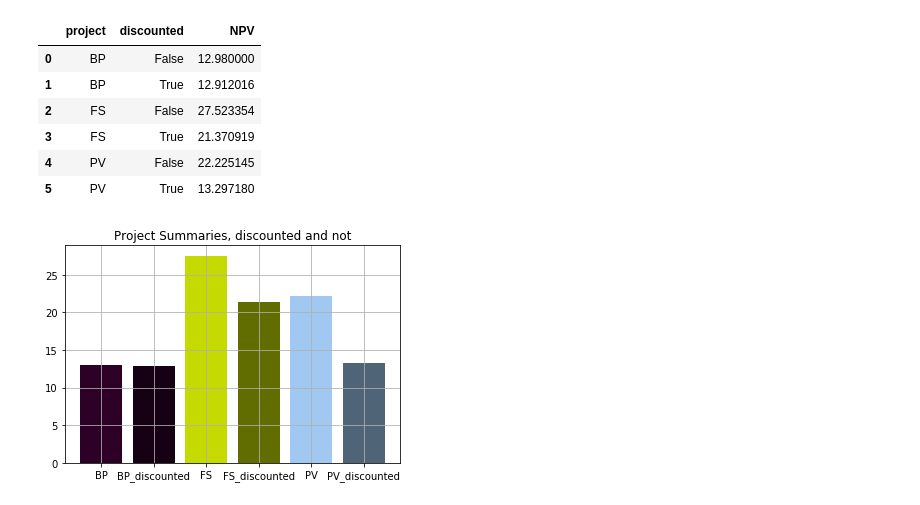
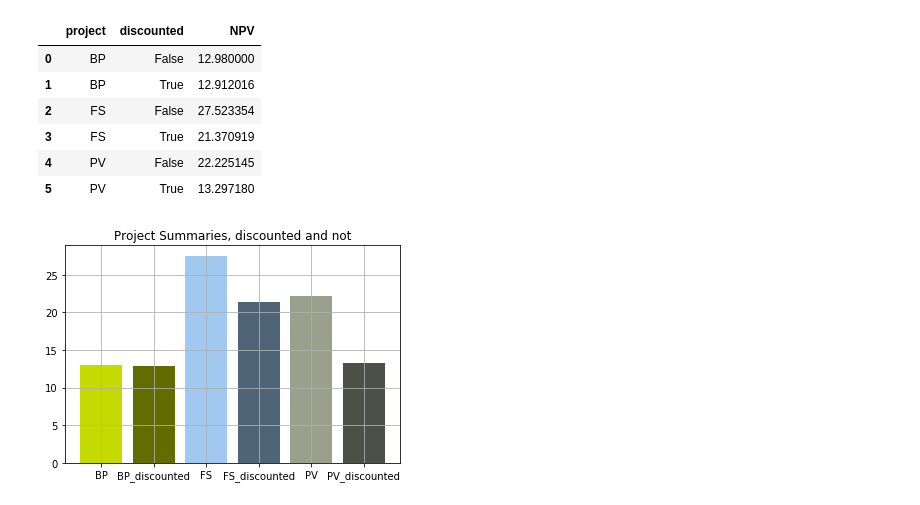
Before and after one commit to ldnelso2/portfolio, a Jupyter notebook: nz_portfolio_dashboard.ipynb, the cells around one changed output. Drawn from its saved outputs; the diff is of its cells as text; code cells hidden in the pictures.

```diff
--- a/nz_portfolio_dashboard.ipynb
+++ b/nz_portfolio_dashboard.ipynb
@@ -50,7 +50,7 @@ def sheet_row_to_cf(row):
         start_amt=row.start_value,
     )
 
-# iterate through smartsheet and build project map
+# iterate through smartsheet and build project map, then sort it
 project_map = defaultdict(list)
 for index, sheet_row in enumerate(sheet.rows):
     if index < SHEET_ROW_START or index > SHEET_ROW_END:
@@ -59,6 +59,8 @@ for index, sheet_row in enumerate(sheet.rows):
     row = PortfolioSheetRow(sheet_row.to_dict())
     if row.project_code and row.include_in_model:
         project_map[row.project_code].append(sheet_row_to_cf(row))
+project_map = OrderedDict(sorted(project_map.items()))
+
 
 # Build Cash Flow DataFrame from project_map
 rows = []
@@ -68,7 +70,11 @@ for project_id, cash_flows in project_map.items():
         rows.append([project_id, False, cash_flow.name] + cash_flow.non_discounted_qtr)  # Undiscounted
 
 df = pd.DataFrame(data=rows, columns=['project', 'discounted', 'name'] + quarter_labels)
-summarized_df = df.groupby(['project', 'discounted']).sum(numeric_only=True).sum(numeric_only=True, axis=1).reset_index(name='NPV')
+summarized_df = df.groupby(['project', 'discounted'])\
+                  .sum(numeric_only=True)\
+                  .sum(numeric_only=True, axis=1)\
+                  .reset_index(name='NPV')\
+                  .sort_values(by=['project'])
 display(summarized_df)
 
 # TODO: Build variable cost dataframe
@@ -91,35 +97,36 @@ display(summarized_df)
 # %%
 def gen_label(row):
     postfix = '_discounted' if row['discounted'] else ''
     return row['project'] + postfix
 
 table = df.groupby(['project', 'discounted'])\
           .sum(numeric_only=True)\
           .sum(numeric_only=True, axis=1)\
-          .reset_index(name='NPV')
+          .reset_index(name='NPV')\
+          .sort_values(by=['project'])
 
 table['label'] = table.apply(gen_label, axis=1)
 table
 
 
 # This is way overly complex, but was fun to write
 colors = ["#2D0028", "#C5DA00", "#A0C8F0", "#9BA08C"]
 colors_cycled = list(islice(
-    cycle(colors),     # generator of infinitely repeated colors
+    cycle(colors[1:]),     # generator of infinitely repeated colors
     0,                 # start at the beginning
     len(project_map)), # we're going to zip later & 2x the proj num is # of bars
 )
 darkened_colors = map(lambda color: colorscale(color, .5), colors_cycled)
 bar_colors = list(chain.from_iterable(zip(colors_cycled, darkened_colors)))
 
 # TODO: Add colors to bars based on project code beign in the x-axis label
 fig = plt.figure()
 ax = fig.add_subplot(1, 1, 1)
 ax.bar(table['label'], table['NPV'], color=bar_colors)
 ax.set_title('Project Summaries, discounted and not')
 ax.grid(True)
 # %% [output]
-[figure, old version]
+[figure, new version]
 # %%
 def display_dataframe(df, title):
     display(HTML(f'<div><h3>{title}</h3></div>'))
```
Also changed, not shown: parts of 3 cells of this notebook.
